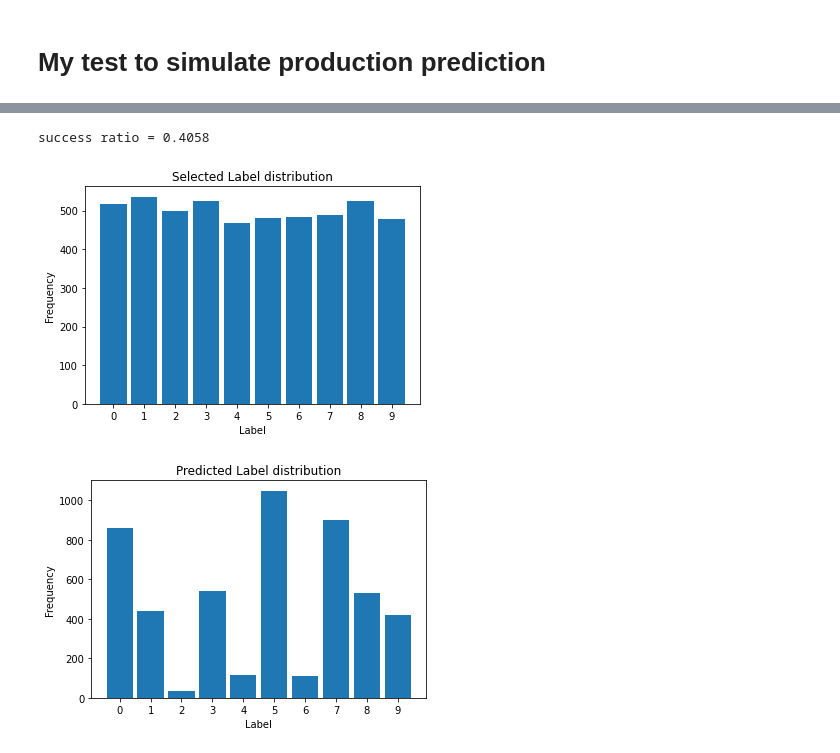
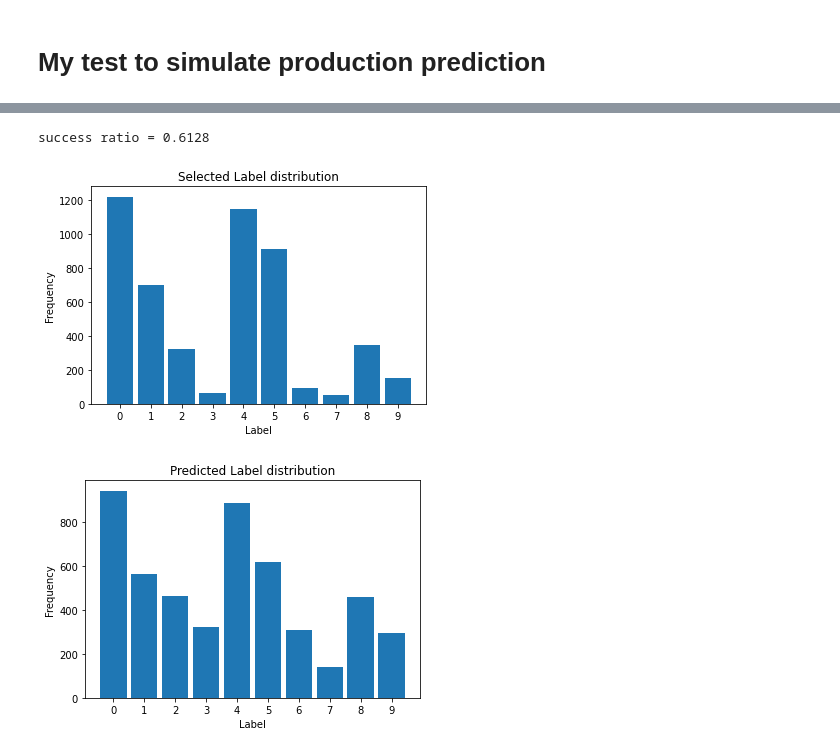
Before and after one commit to delemarchand2020/IVADO_MILA_DL, a Jupyter notebook: week1_tutorial_denis_lemarchand.ipynb, the cells around one changed output, grey strips where cells are left out. Drawn from its saved outputs; the diff is of its cells as text; code cells hidden in the pictures.

```diff
--- a/week1_tutorial_denis_lemarchand.ipynb
+++ b/week1_tutorial_denis_lemarchand.ipynb
@@ -1459,5 +1459,5 @@ Accuracy of truck (9): 61%
 # %%
-def test_predict(model, test_imgs, test_labels, codage_labels, verbose=True):
+def test_predict(model, test_imgs, test_labels, codage_labels, verbose=True, n=None):
   """
   test of model prediction
   on one image randomly selected in the images set provided
@@ -1474,7 +1474,8 @@ def test_predict(model, test_imgs, test_labels, codage_labels, verbose=True):
     selected label id
     predicted label id
   """
-  n = np.random.randint(0,test_imgs.shape[0])
+  if n == None:
+    n = np.random.randint(0,test_imgs.shape[0])
 
   one_image = test_imgs[n:n+1]
   one_label = test_labels[n:n+1]
@@ -1482,6 +1483,8 @@ def test_predict(model, test_imgs, test_labels, codage_labels, verbose=True):
   if verbose == True:
     plot_image(one_image[0])
     print('real label of image {} = {}'.format(n,codage_labels[str(one_label[0])]))
+
+  one_image = ((one_image/255.0) - 0.5) * 2.0 # Normalize to [-1, 1]
 
   x = torch.from_numpy(one_image)
   x = x.permute(0, 3, 1, 2)
@@ -1508,28 +1518,31 @@ predicted label of image 7540 = dog
 # %%
-seed = 0
+seed = 1234
 np.random.seed(seed) # Set the new random seed
 
 count_success = 0
 selected_labels = np.array([])
 predicted_labels = np.array([])
 
+prod_imgs = unbalanced_validation_imgs#unbalanced_validation_imgs #train_imgs #valid_imgs #test_imgs
+prod_labels = unbalanced_validation_labels#unbalanced_validation_labels #train_labels #valid_labels #test_labels
+
 nb_test = 5000
-for i in range(nb_test):
-   success, sel, pred = test_predict(model, test_imgs, test_labels, codage_labels, verbose=False)
+for i in range(1,nb_test):
+   success, sel, pred = test_predict(model, prod_imgs, prod_labels, codage_labels, verbose=False,n=None)
    count_success = count_success + success
    selected_labels = np.append(selected_labels, np.array([sel]))
    predicted_labels = np.append(predicted_labels, np.array([pred]))
 
 ratio_success = count_success/nb_test
 
 print('success ratio = ' + str(ratio_success))
 
 plot_dataset_histogram(selected_labels, title='Selected Label distribution')
 plot_dataset_histogram(predicted_labels, title='Predicted Label distribution')
 
 seed = 1234
 np.random.seed(seed) # Set the random at previous val
 # %% [output]
-success ratio = 0.4058
+success ratio = 0.6128
-[figure, old version]
+[figure, new version]
-[figure, old version]
+[figure, new version]
```
Also changed, not shown: parts of 11 cells of this notebook.
